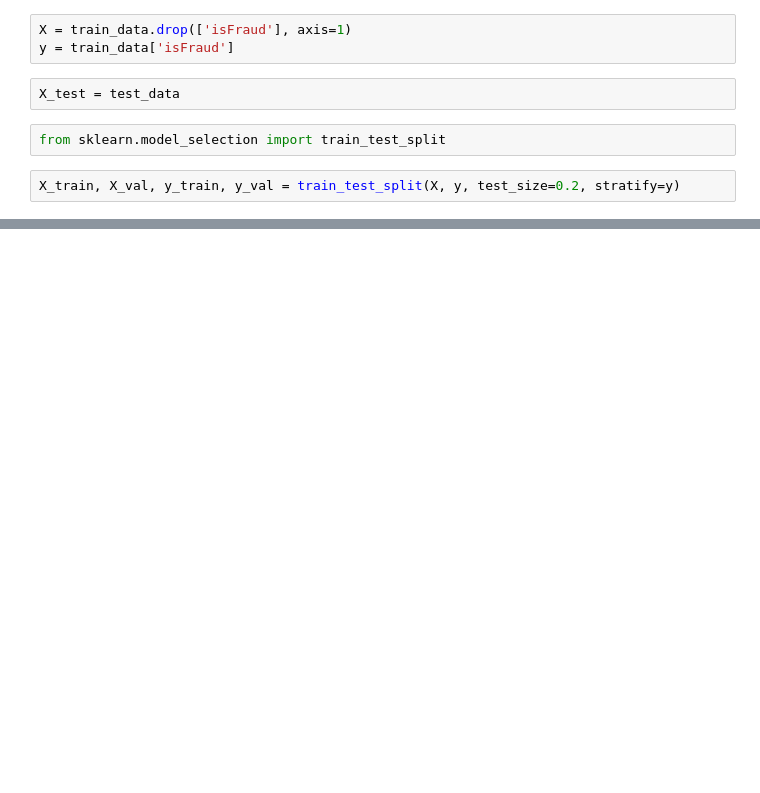
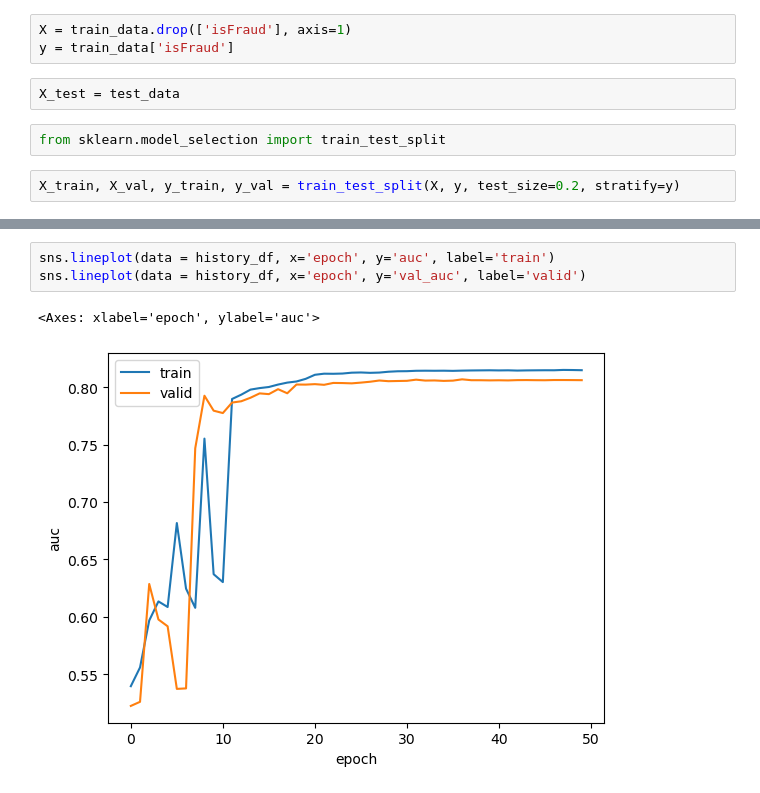
Before and after one commit to tugusav/fraud-detection-system-ann, a Jupyter notebook: Baseline ANN.ipynb, the cells around one changed output, grey strips where cells are left out. Saved outputs shown, nothing was run; the diff lists cells and outputs as text; blank space fills up the shorter version.

```diff
--- a/Baseline ANN.ipynb
+++ b/Baseline ANN.ipynb
@@ -170,0 +250,6 @@ KeyboardInterrupt:
+# %%
+sns.lineplot(data = history_df, x='epoch', y='auc', label='train')
+sns.lineplot(data = history_df, x='epoch', y='val_auc', label='valid')
+# %% [output]
+<Axes: xlabel='epoch', ylabel='auc'>
+[figure, added]
```
Also changed, not shown: parts of 64 cells of this notebook.
